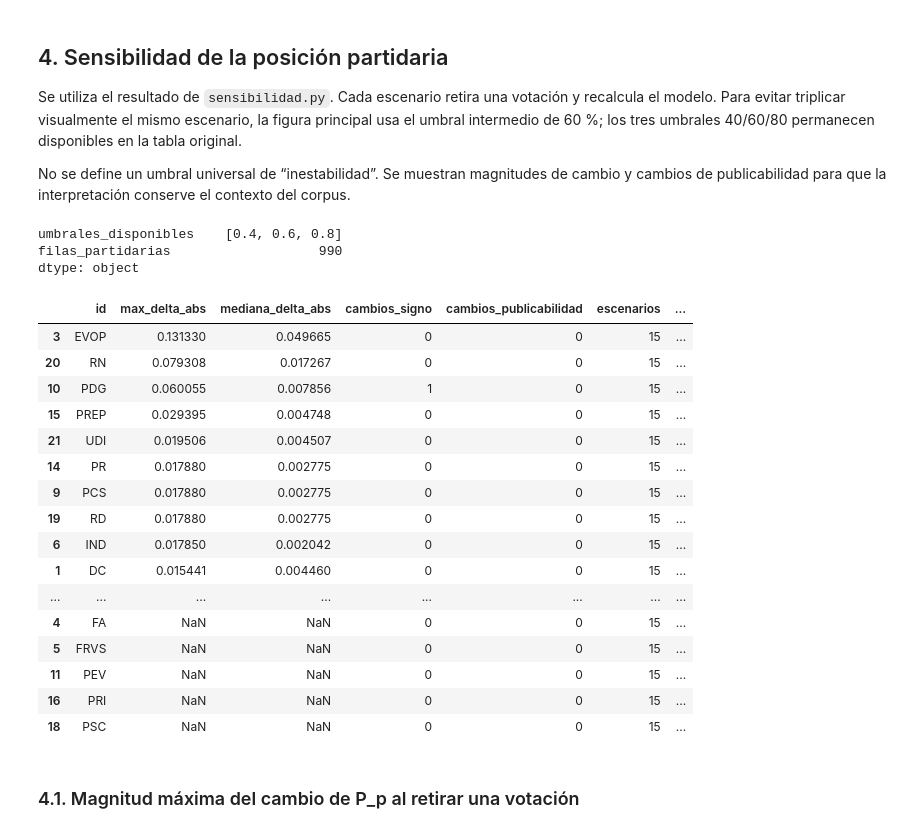
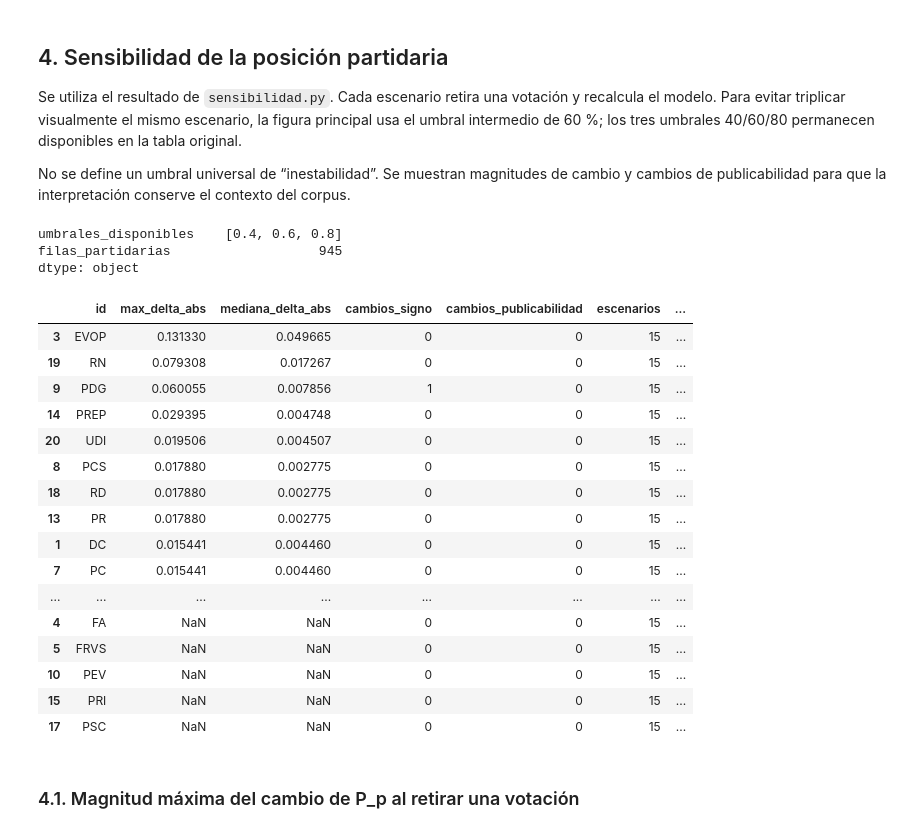
Before and after one commit to joserodriguezc/grupo_1_programacion_ciencia_datos, a Jupyter notebook: F4/notebooks/F4_03_metricas_partidos_afinidad.ipynb, the cells around one changed output. Drawn from its saved outputs; the diff is of its cells as text; code cells hidden in the pictures.

```diff
--- a/F4/notebooks/F4_03_metricas_partidos_afinidad.ipynb
+++ b/F4/notebooks/F4_03_metricas_partidos_afinidad.ipynb
@@ -97,6 +98,9 @@ universo = pd.read_csv(rutas['universo']).set_index('metodo')
 
 partido_votacion = posicion.loc[posicion['nivel'].eq('partido_votacion')].copy()
 partidos = posicion.loc[posicion['nivel'].eq('partido')].copy()
+# P_p publicable: estimable y de un partido (IND se calcula, pero no se publica).
+partidos['publicable'] = partidos['publicable'].astype(str).str.lower().eq('true')
+no_partidarios = partidos.loc[partidos['tipo_grupo'].ne('partido')]
 
 assert matriz_hamming.shape[0] == matriz_hamming.shape[1]
 assert {'P_p', 'n_votaciones', 'mediana_d1', 'iqr_d1'}.issubset(partidos.columns)
@@ -105,7 +109,7 @@ assert {'acuerdo', 'hamming', 'n_covotos', 'incluido'}.issubset(afinidad.columns
 controles = pd.DataFrame([
     ('posicion_partido_votacion', len(partido_votacion),
      int(partido_votacion['incluido'].fillna(False).astype(bool).sum())),
-    ('posicion_partidaria_P_p', len(partidos), int(partidos['P_p'].notna().sum())),
+    ('posicion_partidaria_P_p', len(partidos), int(partidos['publicable'].sum())),
     ('afinidad_pares', len(afinidad), int(afinidad['incluido'].fillna(False).astype(bool).sum())),
 ], columns=['metodo', 'n_corpus', 'n_incluidos']).set_index('metodo')
 controles['coincide_con_universo'] = (
@@ -157,7 +164,7 @@ display(tabla_partidos)
 # %% [markdown]
 ### 2.1. Perfil relativo por partido
 # %%
-estimables = partidos.loc[partidos['P_p'].notna()].copy().sort_values('P_p')
+estimables = partidos.loc[partidos['publicable']].copy().sort_values('P_p')
 
 fig, ax = plt.subplots(figsize=(9, max(4.5, 0.38 * len(estimables))))
 colores = [vis.GRUPOS[lado(v)] for v in estimables['P_p']]
@@ -173,11 +180,11 @@ ax.tick_params(axis='y', length=0)
 ax.grid(axis='x')
 vis.formato_coma(ax, 'x')
 vis.titulo(ax, 'Posición partidaria relativa',
-           f'{len(estimables)} partidos con P_p estimable · eje B-Call del corpus')
+           f'{len(estimables)} partidos con P_p publicable · eje B-Call del corpus')
 vis.leyenda_inferior(ax, [vis.parche(vis.GRUPOS['L'], 'lado L (P_p < 0)'),
                           vis.parche(vis.GRUPOS['R'], 'lado R (P_p ≥ 0)')], ncol=2, y=-0.1)
 vis.nota(fig, 'Fuente: posicion_partidaria.csv. P_p es la media, con igual peso, de b_pj en '
-              'las votaciones válidas del partido.', y=-0.04)
+              'las votaciones válidas del partido. IND no se publica (no es un partido).', y=-0.04)
 guardar(fig, 'posicion_partidaria.png')
 plt.show()
 # %% [output]
@@ -229,7 +236,8 @@ b_pj = partido_votacion.pivot_table(index='partido_alias', columns='votacion_id'
                                     values='b_pj', aggfunc='first')
 incluida = partido_votacion.pivot_table(index='partido_alias', columns='votacion_id',
                                         values='incluido', aggfunc='first')
-filas = [p for p in orden if p in b_pj.index]
+# IND no se muestra: no es un partido (A03-012).
+filas = [p for p in orden if p in b_pj.index and p not in set(no_partidarios['partido_alias'])]
 b_pj, incluida = b_pj.reindex(filas), incluida.reindex(filas).fillna(False).astype(bool)
 valores = b_pj.where(incluida)
 
@@ -247,7 +255,7 @@ ax.set_xlabel('votación')
 barra = fig.colorbar(imagen, ax=ax, shrink=0.6, label='b_pj (lado L ← 0 → lado R)')
 vis.formato_coma(barra.ax, 'y')
 vis.titulo(ax, 'Posición por partido y votación',
-           'partidos ordenados por P_p; celdas grises: el partido no votó')
+           'partidos ordenados por P_p (sin IND); celdas grises: el partido no votó')
 vis.leyenda_inferior(ax, [vis.parche('white', 'menos de 2 decisiones (no incluida)',
                                      edgecolor=vis.RAYADO, hatch='////')], ncol=1, y=-0.16)
 guardar(fig, 'posicion_partido_votacion.png')
@@ -499,51 +507,53 @@ No se define un umbral universal de “inestabilidad”. Se muestran magnitudes
 sens_partidos = sensibilidad.loc[
     sensibilidad["metodo"].eq("perfil_partidario_P_p")
     & sensibilidad["unidad"].eq("partido")
+    # IND se recalcula en cada escenario, pero no se publica: queda fuera de los gráficos.
+    & ~sensibilidad["id"].isin(no_partidarios["partido_id"])
 ].copy()
 
 umbrales = sorted(sens_partidos["umbral_cobertura"].dropna().unique())
 display(pd.Series({"umbrales_disponibles": umbrales, "filas_partidarias": len(sens_partidos)}))
 
 sens_60 = sens_partidos.loc[
     np.isclose(sens_partidos["umbral_cobertura"].astype(float), 0.60)
 ].copy()
 
 resumen_sens = (
     sens_60.groupby("id", as_index=False)
     .agg(
         max_delta_abs=("diferencia_abs", "max"),
         mediana_delta_abs=("diferencia_abs", "median"),
         cambios_signo=("cambio_signo", lambda x: int(pd.Series(x).fillna(False).astype(bool).sum())),
         cambios_publicabilidad=("cambio_publicabilidad", lambda x: int(pd.Series(x).fillna(False).astype(bool).sum())),
         escenarios=("votacion_retirada", "nunique"),
     )
 )
 
 nombres_partido = partidos.set_index("partido_id")["partido_alias"].to_dict()
 resumen_sens["partido_alias"] = resumen_sens["id"].map(nombres_partido).fillna(resumen_sens["id"].astype(str))
 
 display(resumen_sens.sort_values("max_delta_abs", ascending=False))
 # %% [output]
 umbrales_disponibles    [0.4, 0.6, 0.8]
-filas_partidarias                   990
+filas_partidarias                   945
 dtype: object
 |  | id | max_delta_abs | mediana_delta_abs | cambios_signo | cambios_publicabilidad | escenarios | ... |
 | 3 | EVOP | 0.131330 | 0.049665 | 0 | 0 | 15 | ... |
-| 20 | RN | 0.079308 | 0.017267 | 0 | 0 | 15 | ... |
-| 10 | PDG | 0.060055 | 0.007856 | 1 | 0 | 15 | ... |
-| 15 | PREP | 0.029395 | 0.004748 | 0 | 0 | 15 | ... |
-| 21 | UDI | 0.019506 | 0.004507 | 0 | 0 | 15 | ... |
-| 14 | PR | 0.017880 | 0.002775 | 0 | 0 | 15 | ... |
-| 9 | PCS | 0.017880 | 0.002775 | 0 | 0 | 15 | ... |
-| 19 | RD | 0.017880 | 0.002775 | 0 | 0 | 15 | ... |
-| 6 | IND | 0.017850 | 0.002042 | 0 | 0 | 15 | ... |
+| 19 | RN | 0.079308 | 0.017267 | 0 | 0 | 15 | ... |
+| 9 | PDG | 0.060055 | 0.007856 | 1 | 0 | 15 | ... |
+| 14 | PREP | 0.029395 | 0.004748 | 0 | 0 | 15 | ... |
+| 20 | UDI | 0.019506 | 0.004507 | 0 | 0 | 15 | ... |
+| 8 | PCS | 0.017880 | 0.002775 | 0 | 0 | 15 | ... |
+| 18 | RD | 0.017880 | 0.002775 | 0 | 0 | 15 | ... |
+| 13 | PR | 0.017880 | 0.002775 | 0 | 0 | 15 | ... |
 | 1 | DC | 0.015441 | 0.004460 | 0 | 0 | 15 | ... |
+| 7 | PC | 0.015441 | 0.004460 | 0 | 0 | 15 | ... |
 | ... | ... | ... | ... | ... | ... | ... | ... |
 | 4 | FA | NaN | NaN | 0 | 0 | 15 | ... |
 | 5 | FRVS | NaN | NaN | 0 | 0 | 15 | ... |
-| 11 | PEV | NaN | NaN | 0 | 0 | 15 | ... |
-| 16 | PRI | NaN | NaN | 0 | 0 | 15 | ... |
-| 18 | PSC | NaN | NaN | 0 | 0 | 15 | ... |
+| 10 | PEV | NaN | NaN | 0 | 0 | 15 | ... |
+| 15 | PRI | NaN | NaN | 0 | 0 | 15 | ... |
+| 17 | PSC | NaN | NaN | 0 | 0 | 15 | ... |
 # %% [markdown]
 ### 4.1. Magnitud máxima del cambio de P_p al retirar una votación
 # %%
```
Also changed, not shown: parts of 11 cells of this notebook, 16 other files.
